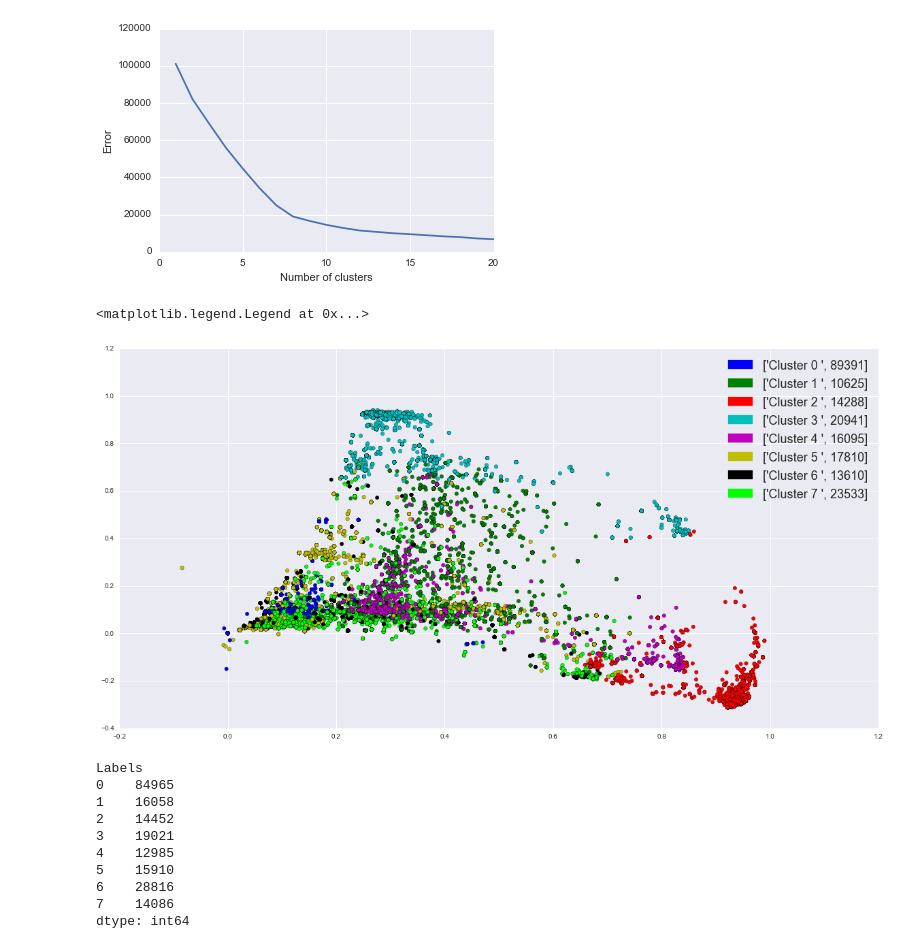
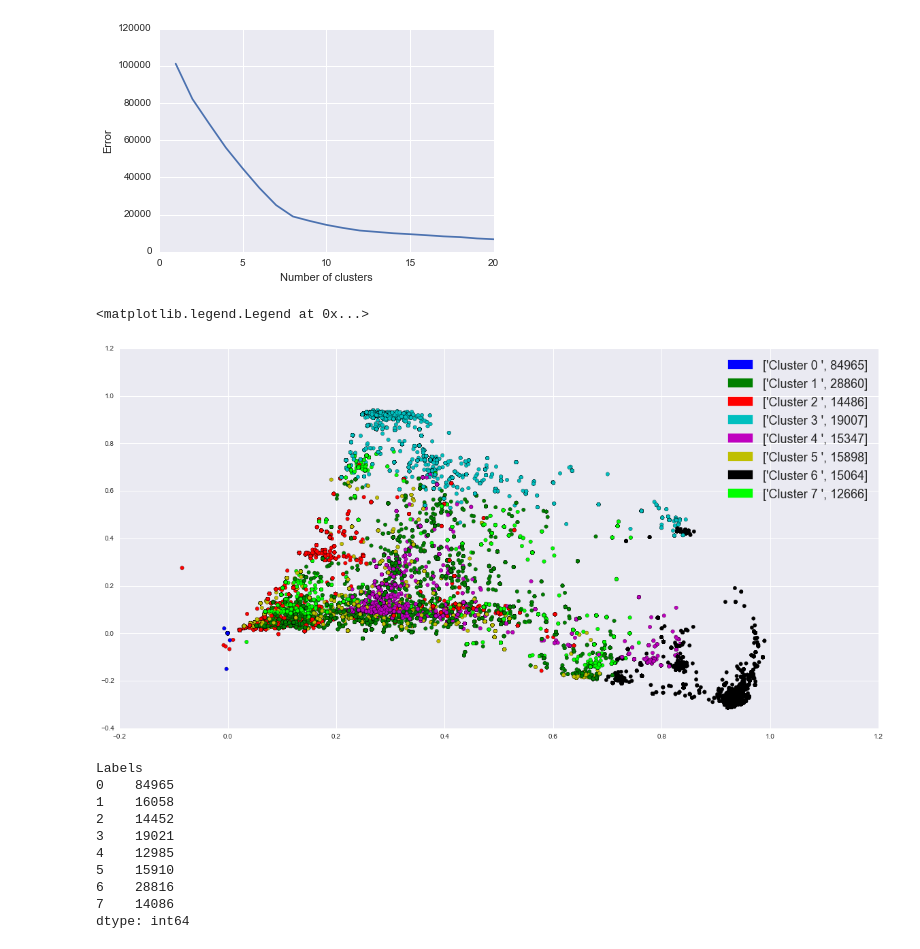
Before and after one commit to MinyingLu/Twitter-sentiment-analysis, a Jupyter notebook: Get Users.ipynb, the cells around one changed output. Cells and saved outputs as stored; diff of their text form; code cells hidden in the pictures.

```diff
--- a/Get Users.ipynb
+++ b/Get Users.ipynb
@@ -216,7 +216,7 @@ Explained variance of the SVD step: 33%
 # %%
 #kmeans = KMeans(n_clusters=12, init='k-means++', max_iter=100, n_init=1, verbose=True)
 #y_pred = kmeans.fit(X)
-kmeans = MiniBatchKMeans(n_clusters=8, init='k-means++', n_init=1,
+kmeans = MiniBatchKMeans(n_clusters=8, init='k-means++', n_init=5,
                      init_size=1000, batch_size=1000, verbose=False)
 
 #kmeans = KMeans(init='k-means++', n_clusters=7, n_init=20)
@@ -226,34 +226,34 @@ labels = kmeans.labels_
 error = kmeans.inertia_
 colors = np.array([x for x in ('b', 'g', 'r', 'c', 'm', 'y', 'k', 'lime',
                                'maroon', 'olive', 'pink', 'orange', 'silver', 'brown')])
 colors = np.hstack([colors] * 20)
 
 plt.figure(figsize=(20, 10))
 plt.scatter(X[:, 0], X[:, 1], s=30, c=colors[y_pred].tolist())
 #print "labels:" , labels
 #print "error:", error
 #print "centroids:", centroids
 
 tags = np.unique(labels)
 tweets_df = tweets_df.dropna()
 tweets_df['Labels'] = pd.Series(labels, index=tweets_df.index)
 grouped = tweets_df.groupby('Labels')
 #print grouped.size()
 
 #legend
 blue_patch = mpatches.Patch(color=colors[0], label=["Cluster 0 ", grouped.size()[0]])
 green_patch = mpatches.Patch(color=colors[1], label=["Cluster 1 ", grouped.size()[1]])
 red_patch = mpatches.Patch(color=colors[2], label=["Cluster 2 ", grouped.size()[2]])
 cyan_patch = mpatches.Patch(color=colors[3], label=["Cluster 3 ", grouped.size()[3]])
 magenta_patch = mpatches.Patch(color=colors[4], label=["Cluster 4 ", grouped.size()[4]])
 yellow_patch = mpatches.Patch(color=colors[5], label=["Cluster 5 ", grouped.size()[5]])
 black_patch = mpatches.Patch(color=colors[6], label=["Cluster 6 ", grouped.size()[6]])
 purple_patch = mpatches.Patch(color=colors[7], label=["Cluster 7 ", grouped.size()[7]])
 
 plt.legend(handles=[blue_patch, green_patch, red_patch, cyan_patch, magenta_patch, yellow_patch, black_patch, purple_patch],bbox_to_anchor=(1, 1), prop={'size' : 18})
 # %% [output]
 <matplotlib.legend.Legend at 0x...>
-[figure, old version]
+[figure, new version]
 # %%
 #tags = np.unique(labels) -- moved to previous cell
 #tweets_df = tweets_df.dropna()
```
Also changed, not shown: parts of 3 cells of this notebook.
